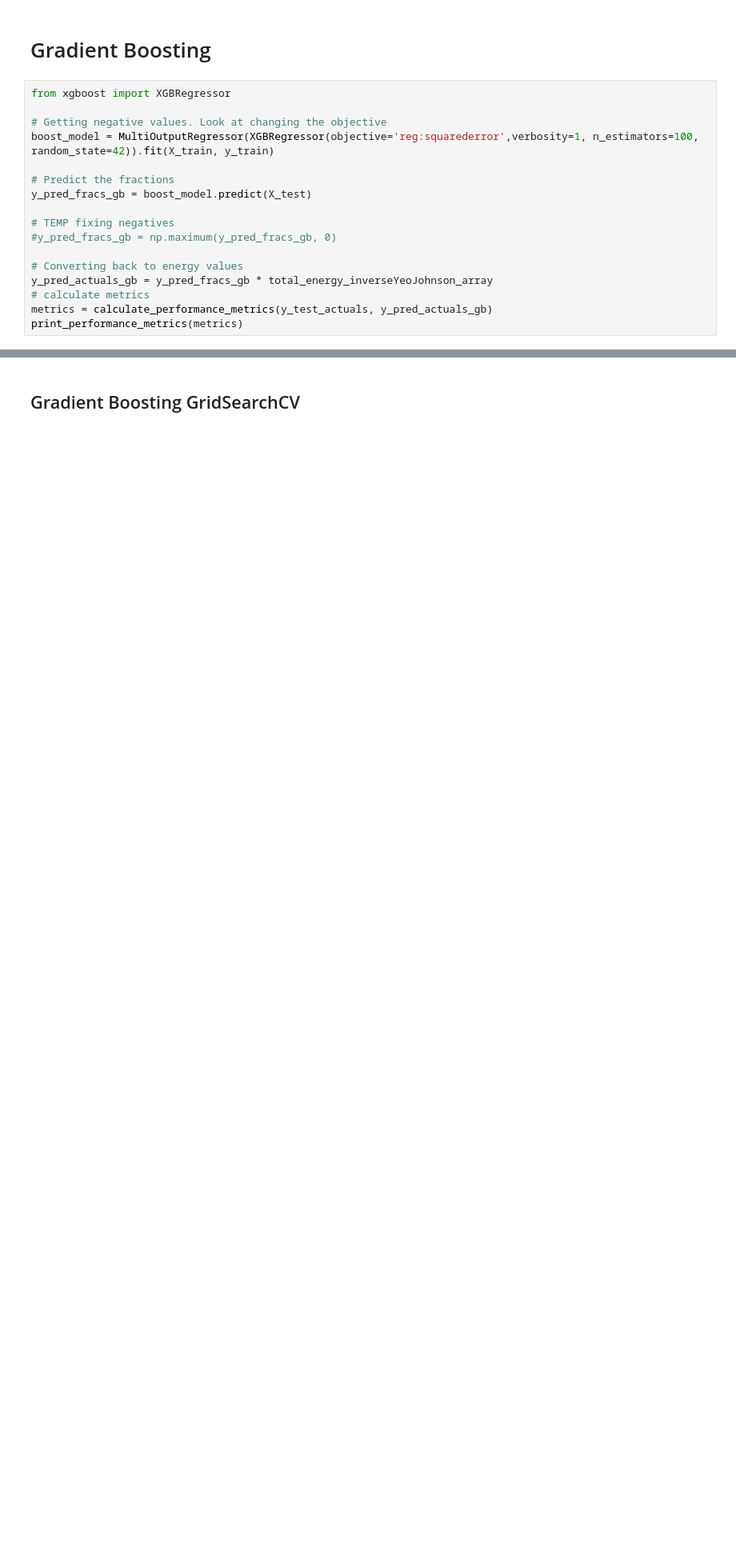
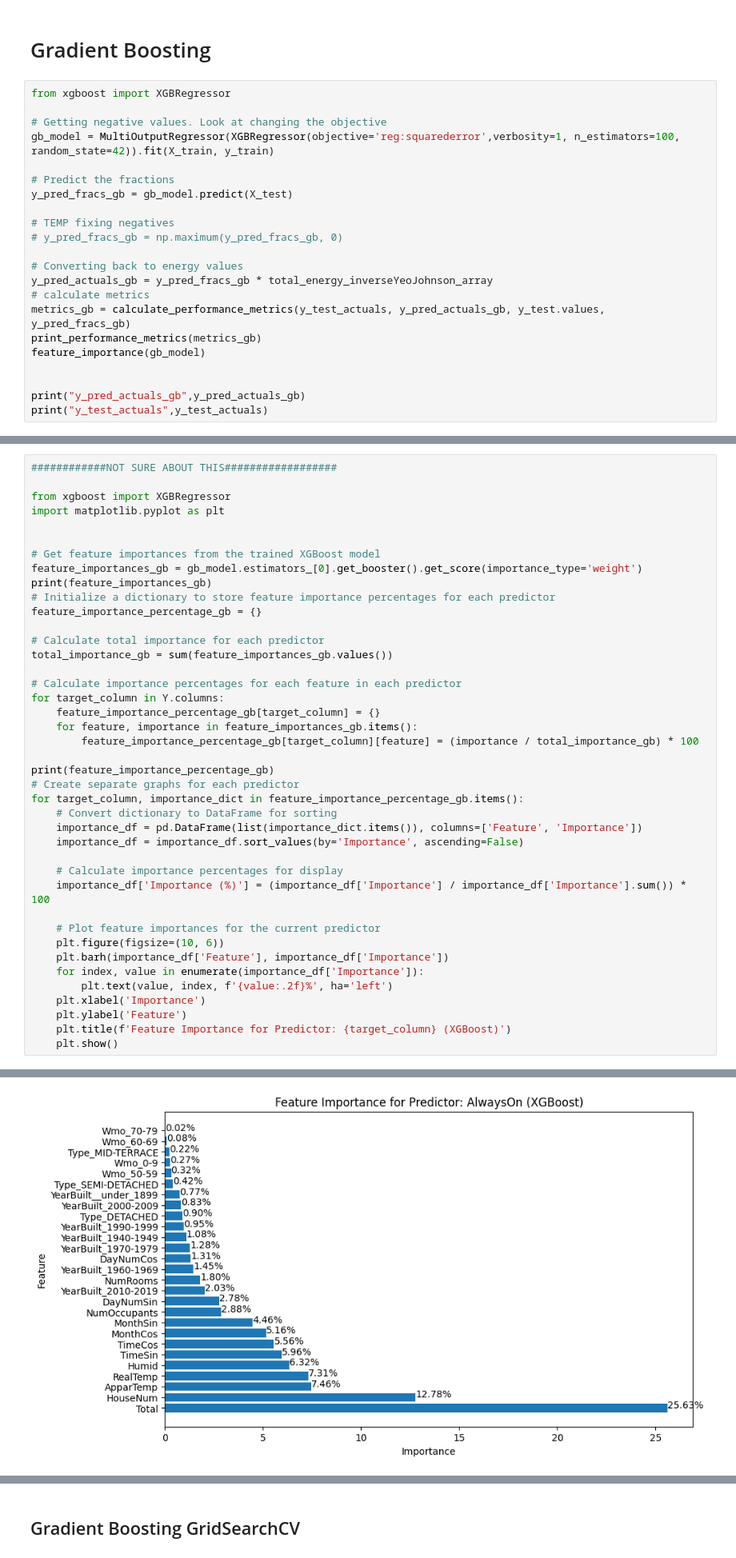
Before and after one commit to strangeman99/Ecolux_Regression_Testing, a Jupyter notebook: EcoluxRegression.ipynb, the cells around one changed output, grey strips where cells are left out. Shown: that part at 80% size. Saved outputs shown, nothing was run; the diff lists cells and outputs as text; blank space fills up the shorter version.

Commit message:
analysis, model loading, prediction

```diff
--- a/EcoluxRegression.ipynb
+++ b/EcoluxRegression.ipynb
@@ -511,17 +627,22 @@ AttributeError: 'RandomizedSearchCV' object has no attribute 'best_rf_model'
 from xgboost import XGBRegressor
 
 # Getting negative values. Look at changing the objective
-boost_model = MultiOutputRegressor(XGBRegressor(objective='reg:squarederror',verbosity=1, n_estimators=100, random_state=42)).fit(X_train, y_train)
+gb_model = MultiOutputRegressor(XGBRegressor(objective='reg:squarederror',verbosity=1, n_estimators=100, random_state=42)).fit(X_train, y_train)
 
 # Predict the fractions
-y_pred_fracs_gb = boost_model.predict(X_test)
+y_pred_fracs_gb = gb_model.predict(X_test)
 
 # TEMP fixing negatives
-#y_pred_fracs_gb = np.maximum(y_pred_fracs_gb, 0)
+# y_pred_fracs_gb = np.maximum(y_pred_fracs_gb, 0)
 
 # Converting back to energy values
 y_pred_actuals_gb = y_pred_fracs_gb * total_energy_inverseYeoJohnson_array
 # calculate metrics
-metrics = calculate_performance_metrics(y_test_actuals, y_pred_actuals_gb)
-print_performance_metrics(metrics)
+metrics_gb = calculate_performance_metrics(y_test_actuals, y_pred_actuals_gb, y_test.values, y_pred_fracs_gb)
+print_performance_metrics(metrics_gb)
+feature_importance(gb_model)
+
+
+print("y_pred_actuals_gb",y_pred_actuals_gb)
+print("y_test_actuals",y_test_actuals)
 # %% [output]
@@ -534,0 +719,42 @@ R^2 per output: [0.6123251  0.77923111 0.89474432]
+# %%
+############NOT SURE ABOUT THIS##################
+
+from xgboost import XGBRegressor
+import matplotlib.pyplot as plt
+
+
+# Get feature importances from the trained XGBoost model
+feature_importances_gb = gb_model.estimators_[0].get_booster().get_score(importance_type='weight')
+print(feature_importances_gb)
+# Initialize a dictionary to store feature importance percentages for each predictor
+feature_importance_percentage_gb = {}
+
+# Calculate total importance for each predictor
+total_importance_gb = sum(feature_importances_gb.values())
+
+# Calculate importance percentages for each feature in each predictor
+for target_column in Y.columns:
+    feature_importance_percentage_gb[target_column] = {}
+    for feature, importance in feature_importances_gb.items():
+        feature_importance_percentage_gb[target_column][feature] = (importance / total_importance_gb) * 100
+
+print(feature_importance_percentage_gb)
+# Create separate graphs for each predictor
+for target_column, importance_dict in feature_importance_percentage_gb.items():
+    # Convert dictionary to DataFrame for sorting
+    importance_df = pd.DataFrame(list(importance_dict.items()), columns=['Feature', 'Importance'])
+    importance_df = importance_df.sort_values(by='Importance', ascending=False)
+
+    # Calculate importance percentages for display
+    importance_df['Importance (%)'] = (importance_df['Importance'] / importance_df['Importance'].sum()) * 100
+
+    # Plot feature importances for the current predictor
+    plt.figure(figsize=(10, 6))
+    plt.barh(importance_df['Feature'], importance_df['Importance'])
+    for index, value in enumerate(importance_df['Importance']):
+        plt.text(value, index, f'{value:.2f}%', ha='left')
+    plt.xlabel('Importance')
+    plt.ylabel('Feature')
+    plt.title(f'Feature Importance for Predictor: {target_column} (XGBoost)')
+    plt.show()
+# %% [output]
@@ -534,0 +763 @@ R^2 per output: [0.6123251  0.77923111 0.89474432]
+[figure, added]
```
Also changed, not shown: parts of 33 cells of this notebook.
